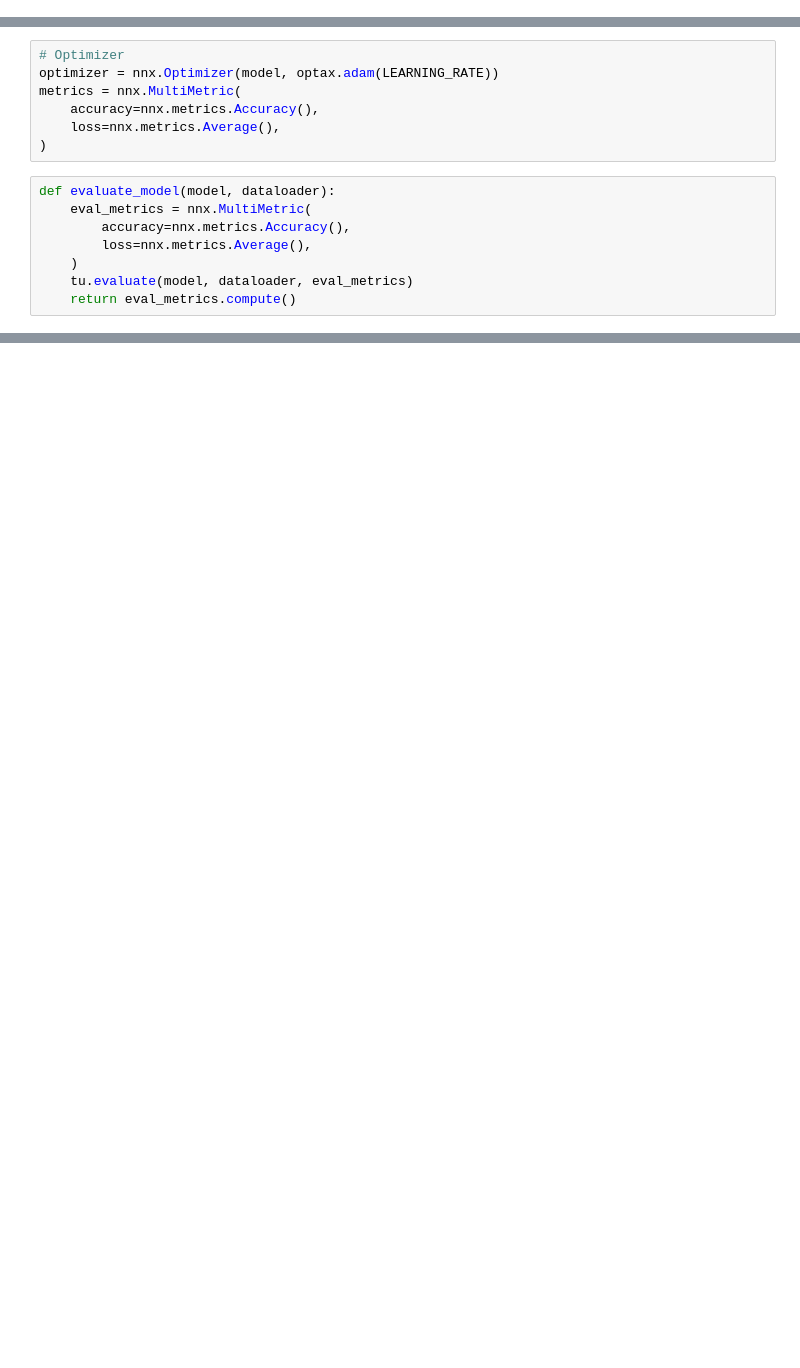
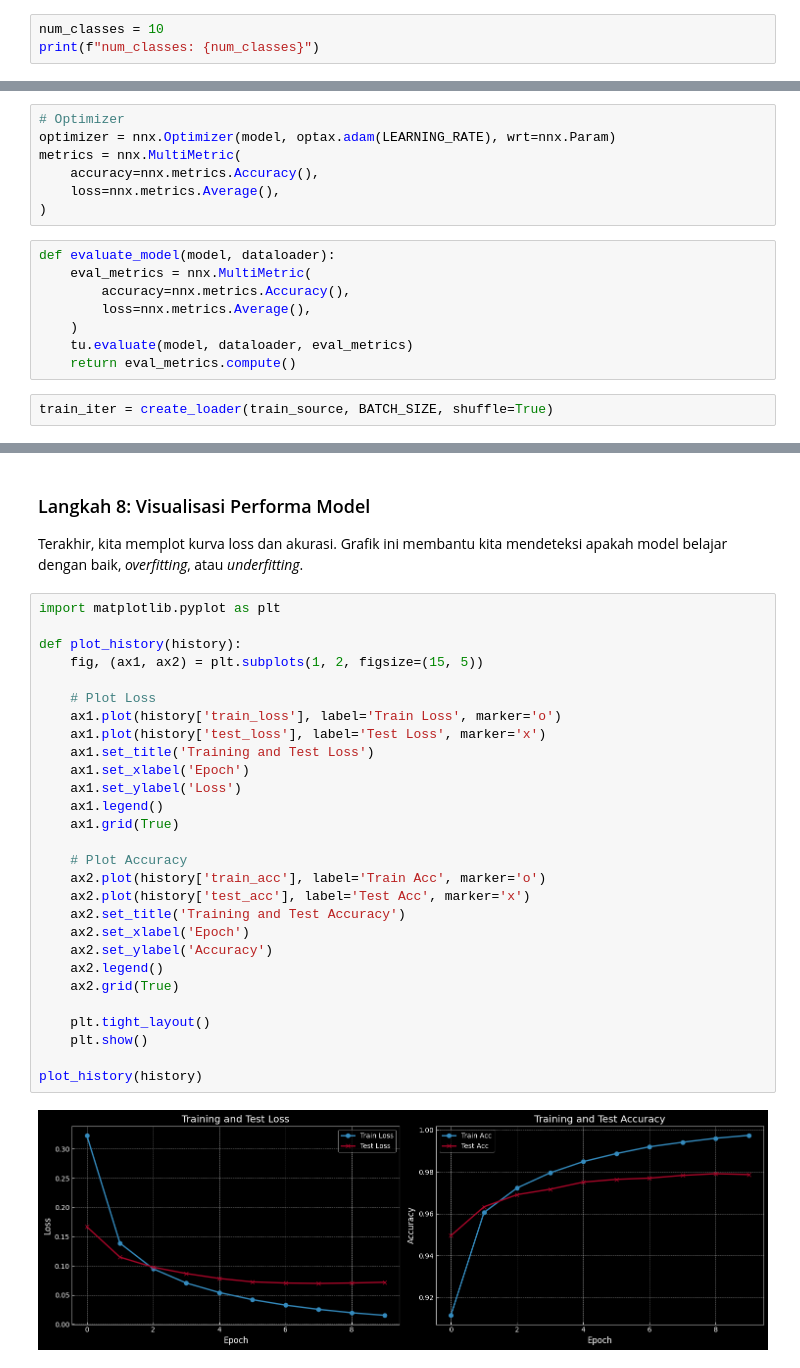
Before and after one commit to ghif/IF5281, a Jupyter notebook: jax/2-mlp/4-image-classification.ipynb, the cells around one changed output, grey strips where cells are left out. Cells and saved outputs as stored; diff of their text form; blank space fills up the shorter version.

```diff
--- a/jax/2-mlp/4-image-classification.ipynb
+++ b/jax/2-mlp/4-image-classification.ipynb
@@ -51,0 +81,3 @@ test_data = datasets.MNIST(
+# %%
+num_classes = 10
+print(f"num_classes: {num_classes}")
@@ -92,6 +192,6 @@ nnx.display(model)
 # %%
 # Optimizer
-optimizer = nnx.Optimizer(model, optax.adam(LEARNING_RATE))
+optimizer = nnx.Optimizer(model, optax.adam(LEARNING_RATE), wrt=nnx.Param)
 metrics = nnx.MultiMetric(
     accuracy=nnx.metrics.Accuracy(),
     loss=nnx.metrics.Average(),
@@ -104,3 +204,5 @@ def evaluate_model(model, dataloader):
     )
     tu.evaluate(model, dataloader, eval_metrics)
     return eval_metrics.compute()
+# %%
+train_iter = create_loader(train_source, BATCH_SIZE, shuffle=True)
@@ -124,0 +259,33 @@ for epoch in range(EPOCHS):
+# %% [markdown]
+### Langkah 8: Visualisasi Performa Model
+Terakhir, kita memplot kurva loss dan akurasi. Grafik ini membantu kita mendeteksi apakah model belajar dengan baik, *overfitting*, atau *underfitting*.
+# %%
+import matplotlib.pyplot as plt
+
+def plot_history(history):
+    fig, (ax1, ax2) = plt.subplots(1, 2, figsize=(15, 5))
+
+    # Plot Loss
+    ax1.plot(history['train_loss'], label='Train Loss', marker='o')
+    ax1.plot(history['test_loss'], label='Test Loss', marker='x')
+    ax1.set_title('Training and Test Loss')
+    ax1.set_xlabel('Epoch')
+    ax1.set_ylabel('Loss')
+    ax1.legend()
+    ax1.grid(True)
+
+    # Plot Accuracy
+    ax2.plot(history['train_acc'], label='Train Acc', marker='o')
+    ax2.plot(history['test_acc'], label='Test Acc', marker='x')
+    ax2.set_title('Training and Test Accuracy')
+    ax2.set_xlabel('Epoch')
+    ax2.set_ylabel('Accuracy')
+    ax2.legend()
+    ax2.grid(True)
+
+    plt.tight_layout()
+    plt.show()
+
+plot_history(history)
+# %% [output]
+[figure, added]
```
Also changed, not shown: parts of 21 cells of this notebook, 2 other files.
